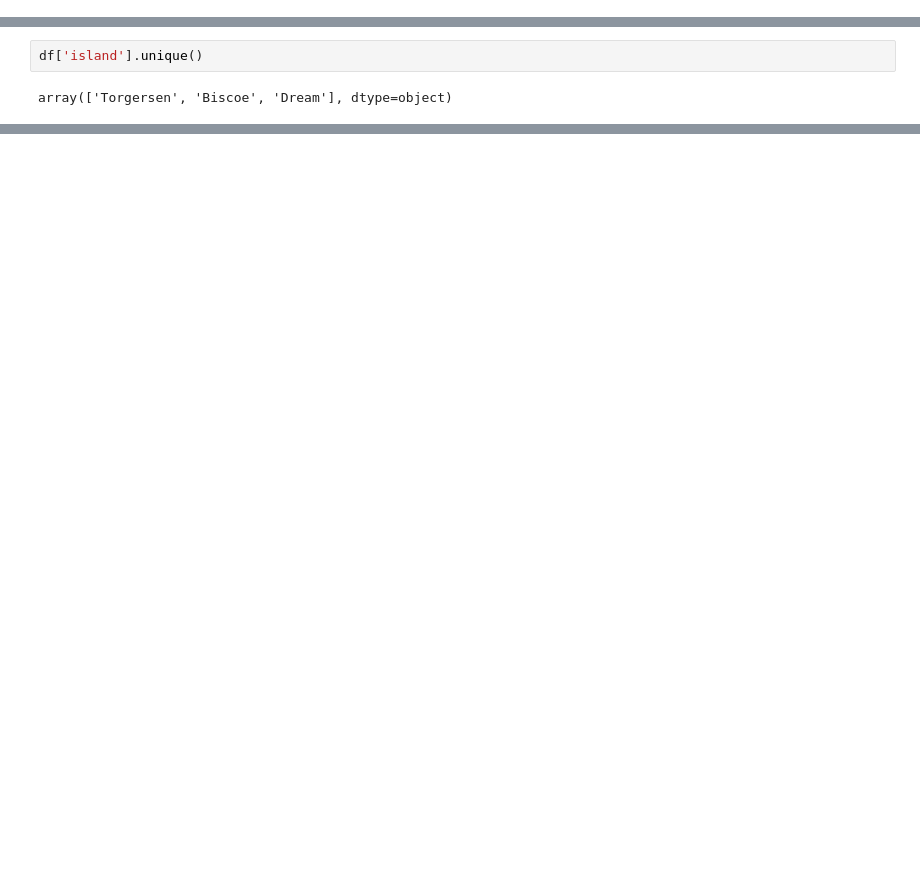
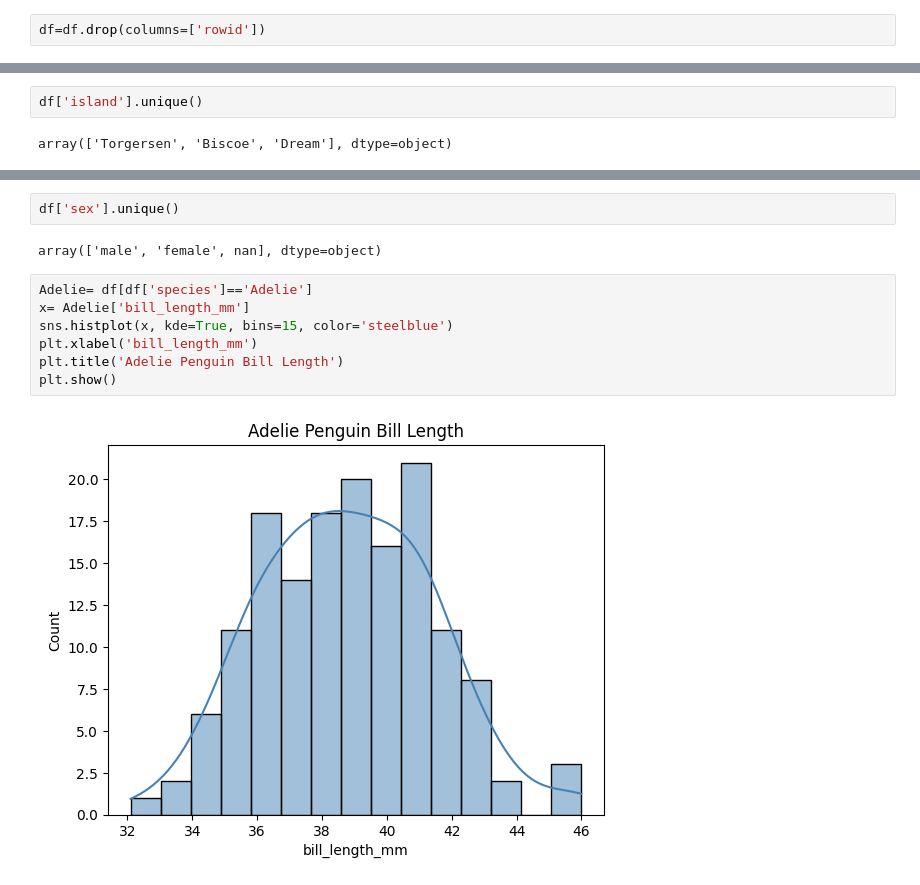
Before and after one commit to GeorgeM07/Statistics_Sept2026, a Jupyter notebook: CA2/CA2_stats.ipynb, the cells around one changed output, grey strips where cells are left out. Drawn from its saved outputs; the diff is of its cells as text; blank space fills up the shorter version.

Commit message:
reduce features and plot histogram

```diff
--- a/CA2/CA2_stats.ipynb
+++ b/CA2/CA2_stats.ipynb
@@ -47,0 +91,2 @@ df.describe()
+# %%
+df=df.drop(columns=['rowid'])
@@ -69,0 +183,13 @@ fig.show()
+# %%
+df['sex'].unique()
+# %% [output]
+array(['male', 'female', nan], dtype=object)
+# %%
+Adelie= df[df['species']=='Adelie']
+x= Adelie['bill_length_mm']
+sns.histplot(x, kde=True, bins=15, color='steelblue')
+plt.xlabel('bill_length_mm')
+plt.title('Adelie Penguin Bill Length')
+plt.show()
+# %% [output]
+[figure, added]
```
Also changed, not shown: parts of 19 cells of this notebook.
